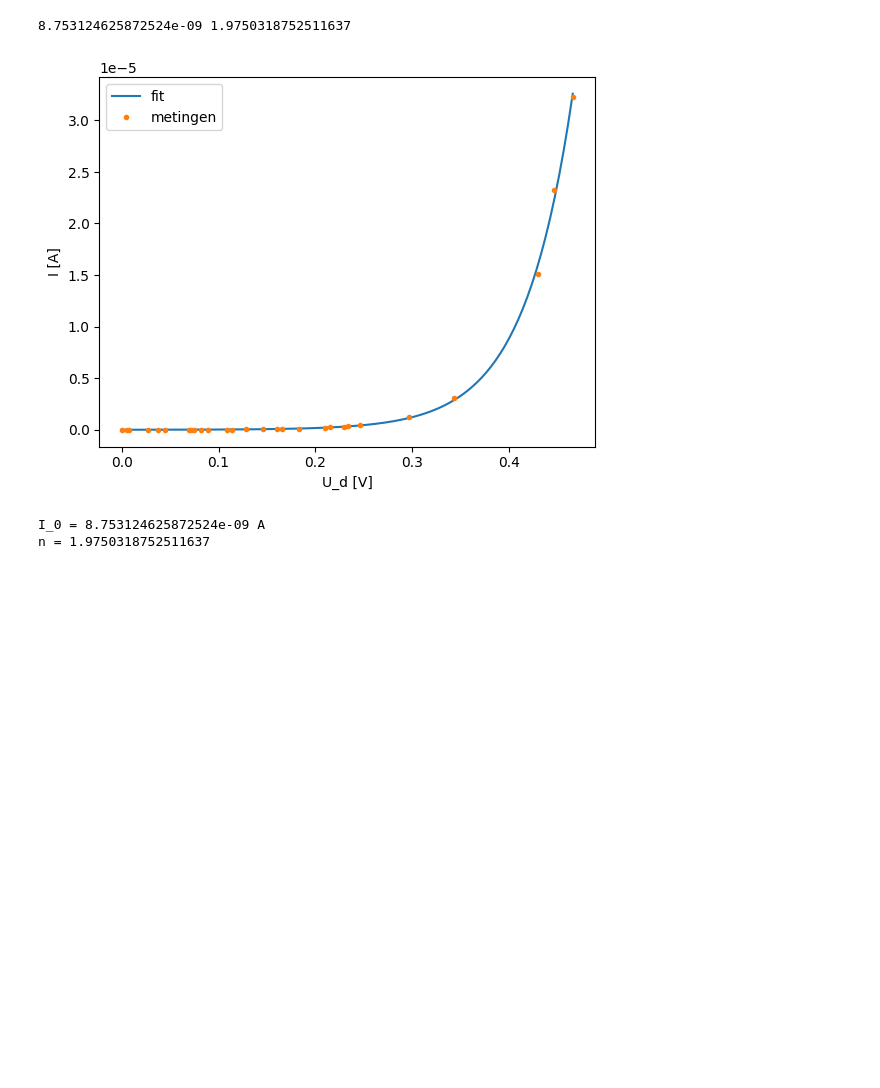
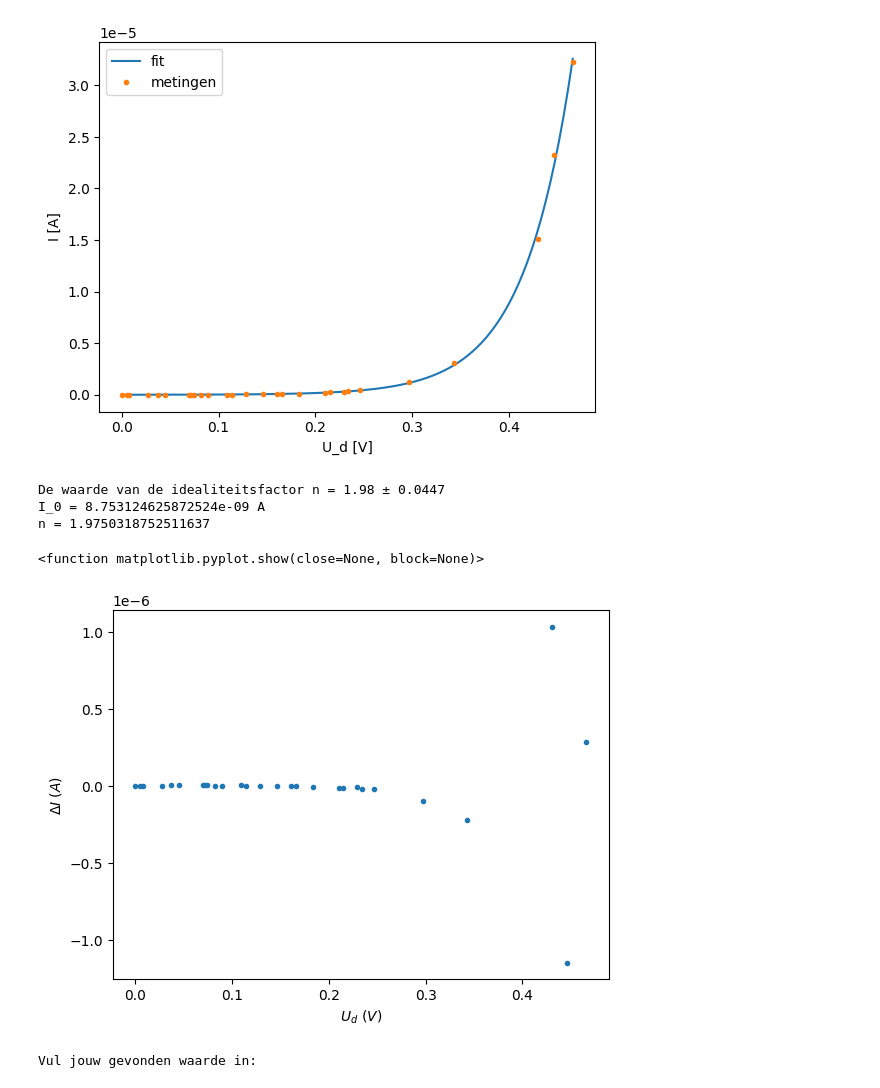
Before and after one commit to cemileberdah/Boltzmann-idealiteisfactor, a Jupyter notebook: BOLTZMAN.ipynb, the cells around one changed output. Drawn from its saved outputs; the diff is of its cells as text; code cells hidden in the pictures; blank space fills up the shorter version.

```diff
--- a/BOLTZMAN.ipynb
+++ b/BOLTZMAN.ipynb
@@ -11,10 +11,6 @@ U_R1 = np.array([0.003e-3, 0.003e-3, 0.004e-3, 0.012e-3, 0.036e-3, 0.039e-3, 0.0
                   0.127e-3, 0.175e-3, 0.279e-3, 0.370e-3, 0.578e-3, 0.396e-3, 1.006e-3, 1.115e-3,
                   1.434e-3, 0.005e-3, 0.002e-3, 0.009e-3, 2.042e-3, 1.633e-3, 5.822e-3,14.414e-3, 70.771e-3,
                   151.751e-3, 183.480e-3, 0.23966, 0.31282, 0.47942, 0.511080, 109.300e-3])
-
-
-U_Bron = np.sort(U_Bron)
-U_R1 = np.sort(U_R1)
 
 U_Bron = U_Bron[0:-5]
 U_R1 = U_R1[0:-5]
@@ -37,15 +33,15 @@ def diode(U_d, I_0, n):
 
 params, cov = curve_fit(
     diode, U_d, I)
-print(params[0], params[1])
 
-#onz_UBron =
-#onz_I =
-#onz_Ud =
 
+#onz_U_Bron = U_Bron
+#onz_U_R1 = U_R1*(procent aflezeing) + (bereik)*()
+#onz_Ud = np.sqrt((onz_U_R1 / R_1)**2 + (0.005 * I)**2)
 
 x = np.linspace(min(U_d), max(U_d), 200)
 y = diode(x, *params)
+
 
 plt.plot(x, y, label="fit")
 plt.plot(U_d, I, ".", label="metingen")
@@ -54,10 +50,48 @@ plt.ylabel("I [A]")
 plt.legend()
 plt.show()
 
+onz_n = np.sqrt(cov[1, 1])
+print('De waarde van de idealiteitsfactor n = {:.3g} ± {:.3g}'.format(params[1], onz_n))
+
 print("I_0 =", params[0], "A")
 print("n =", params[1])
 # %% [output]
+[figure]
-8.753124625872524e-09 1.9750318752511637
+De waarde van de idealiteitsfactor n = 1.98 ± 0.0447
+I_0 = 8.753124625872524e-09 A
+n = 1.9750318752511637
-[figure]
-I_0 = 8.753124625872524e-09 A
-n = 1.9750318752511637
+# %%
+#residual analysis
+y_res = diode(U_d, params[0], params[1])-I
+plt.figure()
+plt.plot(U_d, y_res, '.')
+plt.xlabel('$U_d$ ($V$)')
+plt.ylabel('$\Delta I$ ($A$)')
+plt.show
+# %% [output]
+<function matplotlib.pyplot.show(close=None, block=None)>
+[figure, added]
+# %%
+####agreement analysis
+def func():
+
+    print('Vul jouw gevonden waarde in: ')
+    P = float(input())
+    print('Vul jouw gevonden gevonden onzerkerheid in: ')
+    U_p = float(input())
+
+    print('vul de literatuur waarde in: ')
+    Q = float(input())
+    print('Vul de onzekerheid van de literatuur in: ')
+    U_q = float(input())
+
+    val_diff = np.abs(P - Q)
+    print('De waarde verschil tussen gevonden en literatuur waarde is {:.3f}'.format(val_diff))
+    if val_diff < 2*np.sqrt(U_p**2 + U_q**2):
+        print('Je hebt common waarde')
+    else:
+        print("Je hebt geen common waarde")
+
+func()
+# %% [output]
+Vul jouw gevonden waarde in:
```
